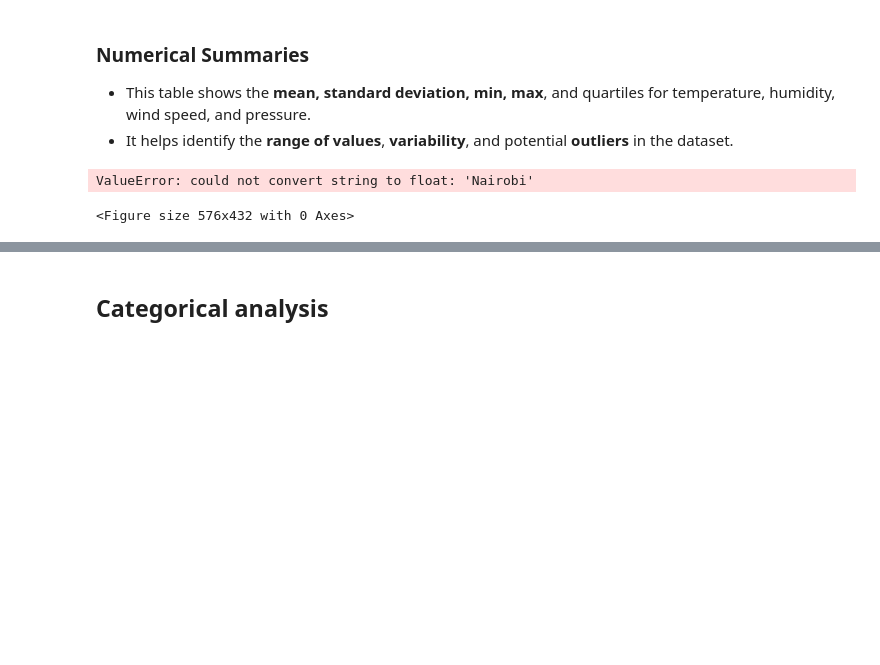
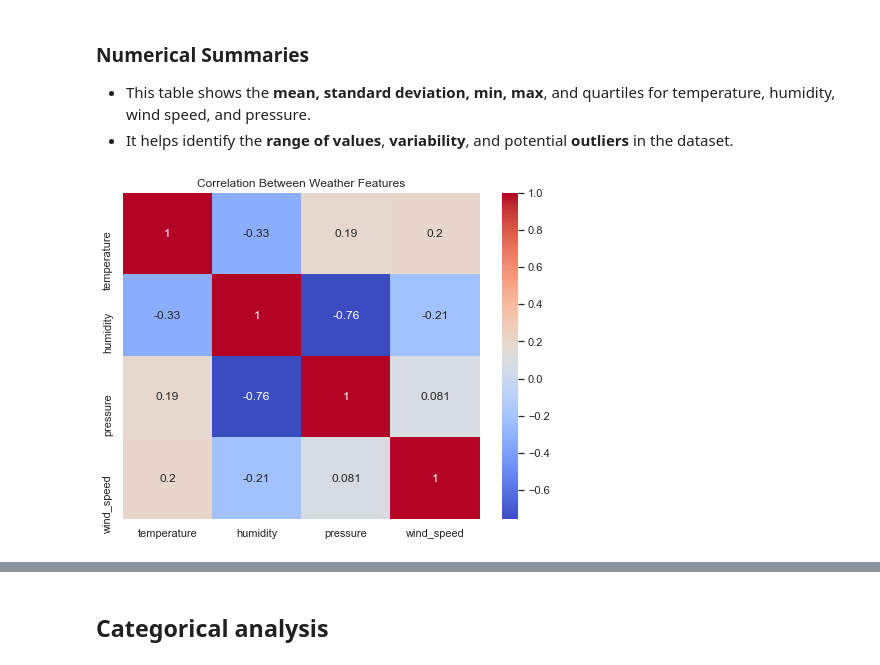
Before and after one commit to HellenDianaNjeri/API-DATA-ANALYSIS, a Jupyter notebook: Notebooks/api_data_analysis.ipynb, the cells around one changed output, grey strips where cells are left out. Drawn from its saved outputs; the diff is of its cells as text; code cells hidden in the pictures; blank space fills up the shorter version.

Commit message:
Refine the correlation heatmap and add explanation on findings

```diff
--- a/Notebooks/api_data_analysis.ipynb
+++ b/Notebooks/api_data_analysis.ipynb
@@ -298,10 +298,11 @@ df.describe()
 - This table shows the **mean, standard deviation, min, max**, and quartiles for temperature, humidity, wind speed, and pressure.
 - It helps identify the **range of values**, **variability**, and potential **outliers** in the dataset.
 # %%
+numeric_df = df.select_dtypes(include=['int64', 'float64'])
+
 plt.figure(figsize=(8,6))
-sns.heatmap(df.corr(), annot=True, cmap="coolwarm")
+sns.heatmap(numeric_df.corr(), annot=True, cmap="coolwarm")
 plt.title("Correlation Between Weather Features")
 plt.show()
 # %% [output]
-ValueError: could not convert string to float: 'Nairobi'
-<Figure size 576x432 with 0 Axes>
+[figure, added]
```
Also changed, not shown: parts of 1 cell of this notebook.
